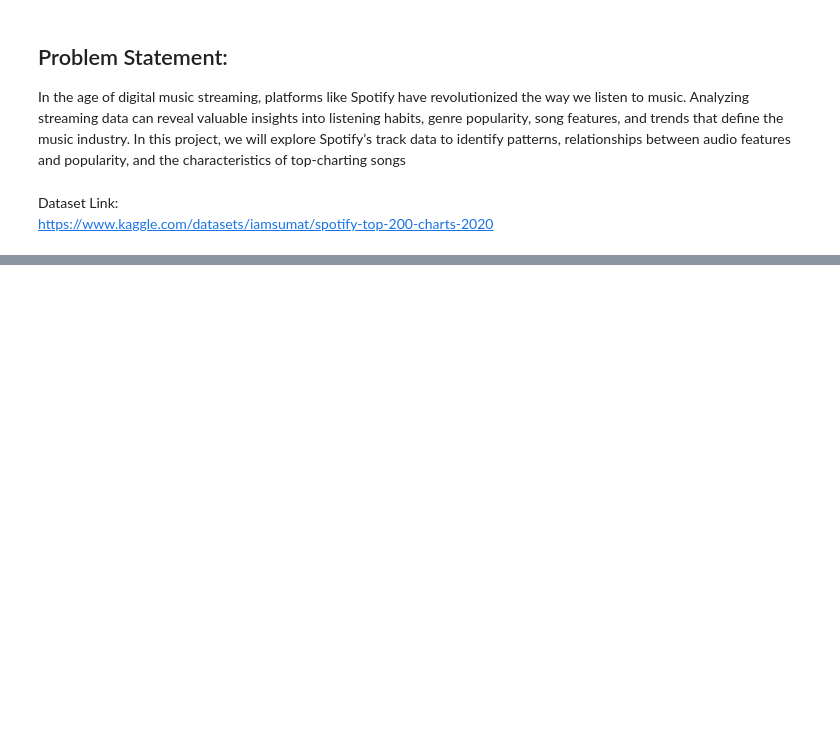
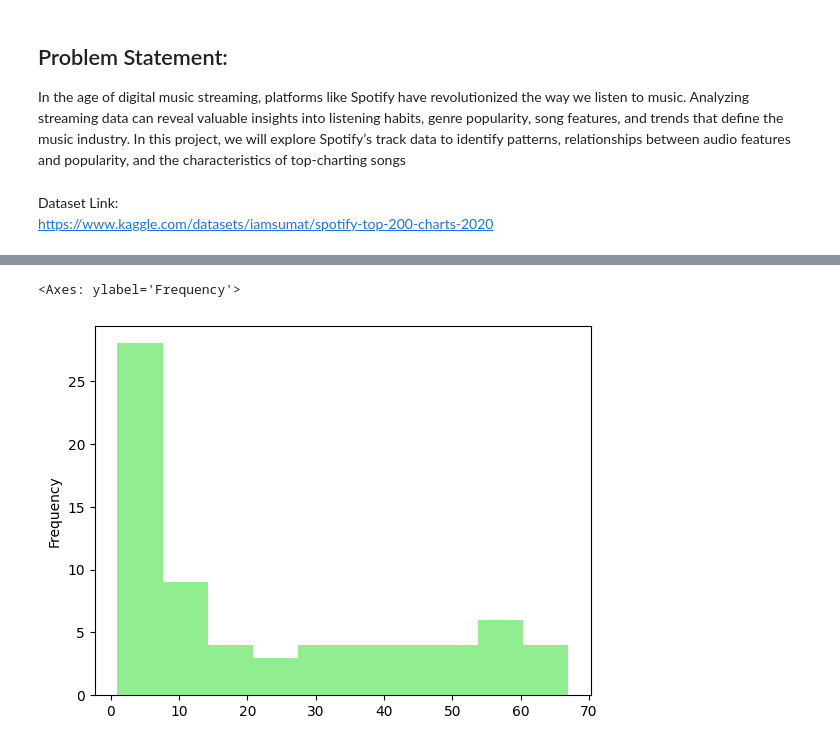
Before and after one commit to emadadnan000/SMIT-AI-DS, a Jupyter notebook: Project/Spotify EDA.ipynb, the cells around one changed output, grey strips where cells are left out. Cells and saved outputs as stored; diff of their text form; code cells hidden in the pictures; blank space fills up the shorter version.

```diff
--- a/Project/Spotify EDA.ipynb
+++ b/Project/Spotify EDA.ipynb
@@ -26,0 +130,19 @@ import numpy as np
+# %%
+# 6 How do audio features like danceability, energy, and valence vary across genres?
+
+# First, convert audio features to numeric values
+audio_features = ['Danceability', 'Energy', 'Valence']
+
+for feature in audio_features:
+    df[feature] = pd.to_numeric(df[feature], errors='coerce')
+
+# Group by genre and calculate mean values for audio features
+genre_audio_features = df.groupby('Genre')[audio_features].mean().round(3)
+
+# Display the results
+print("Audio features by genre (top 10 most common genres):")
+print(genre_audio_features.head(10))
+
+# Calculate overall statistics
+print("\nOverall statistics for audio features:")
+print(df[audio_features].describe())
@@ -26,0 +189,7 @@ import numpy as np
+# %%
+# 2 Histogram of song popularity scores.
+popularity_distribution = df['Popularity'].value_counts().sort_index()
+popularity_distribution.plot(kind='hist', color='lightgreen')
+# %% [output]
+<Axes: ylabel='Frequency'>
+[figure, added]
```
Also changed, not shown: parts of 16 cells of this notebook, 6 other files.
